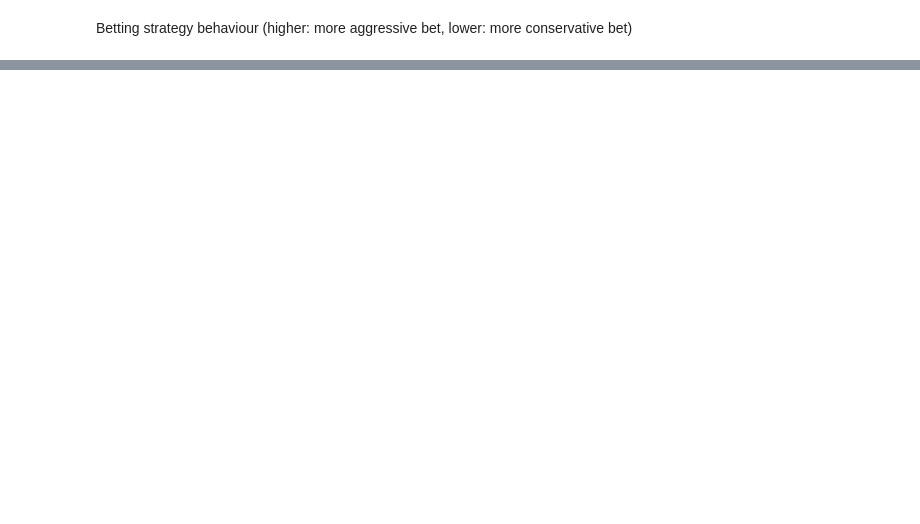
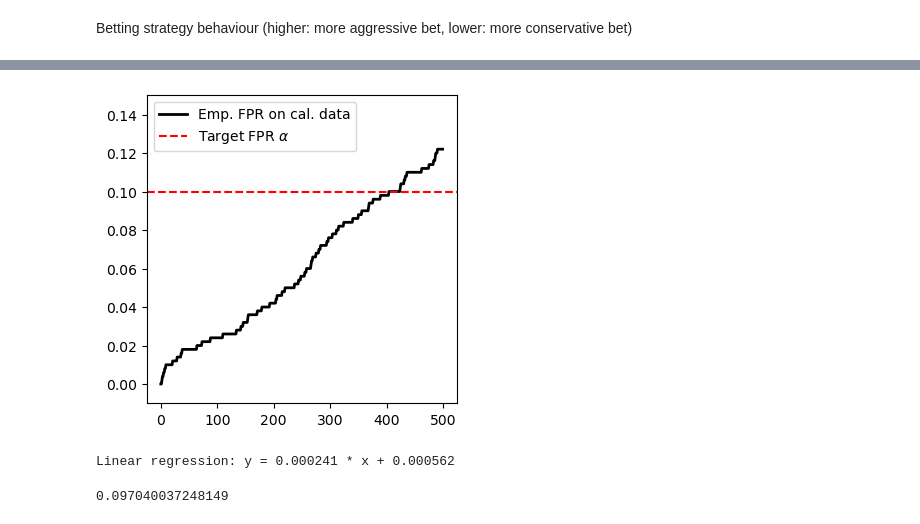
Before and after one commit to alextimans/risk-monitor, a Jupyter notebook: notebooks/evidence_exp2.ipynb, the cells around one changed output, grey strips where cells are left out. Saved outputs shown, nothing was run; the diff lists cells and outputs as text; code cells hidden in the pictures; blank space fills up the shorter version.

```diff
--- a/notebooks/evidence_exp2.ipynb
+++ b/notebooks/evidence_exp2.ipynb
@@ -335,0 +388,26 @@ plt.show()
+# %%
+plt.figure(figsize=(4, 4))
+plt.plot(cal_fpr, label="Emp. FPR on cal. data", color="black", lw=2)
+plt.axhline(y=alpha, color="red", linestyle="--", label=r"Target FPR $\alpha$")
+plt.ylim(-0.01, 0.15)
+# plt.xlim(1600, 1800)
+plt.legend()
+plt.show()
+# %% [output]
+[figure, added]
+# %%
+from sklearn.linear_model import LinearRegression
+
+x = np.arange(N).reshape(-1, 1)
+model = LinearRegression().fit(x, cal_fpr)
+
+slope = model.coef_[0]
+bias = model.intercept_
+
+print(f"Linear regression: y = {slope:.6f} * x + {bias:.6f}")
+# %% [output]
+Linear regression: y = 0.000241 * x + 0.000562
+# %%
+model.predict(np.array([[400]]))[0]
+# %% [output]
+0.097040037248149
```
Also changed, not shown: parts of 15 cells of this notebook.
